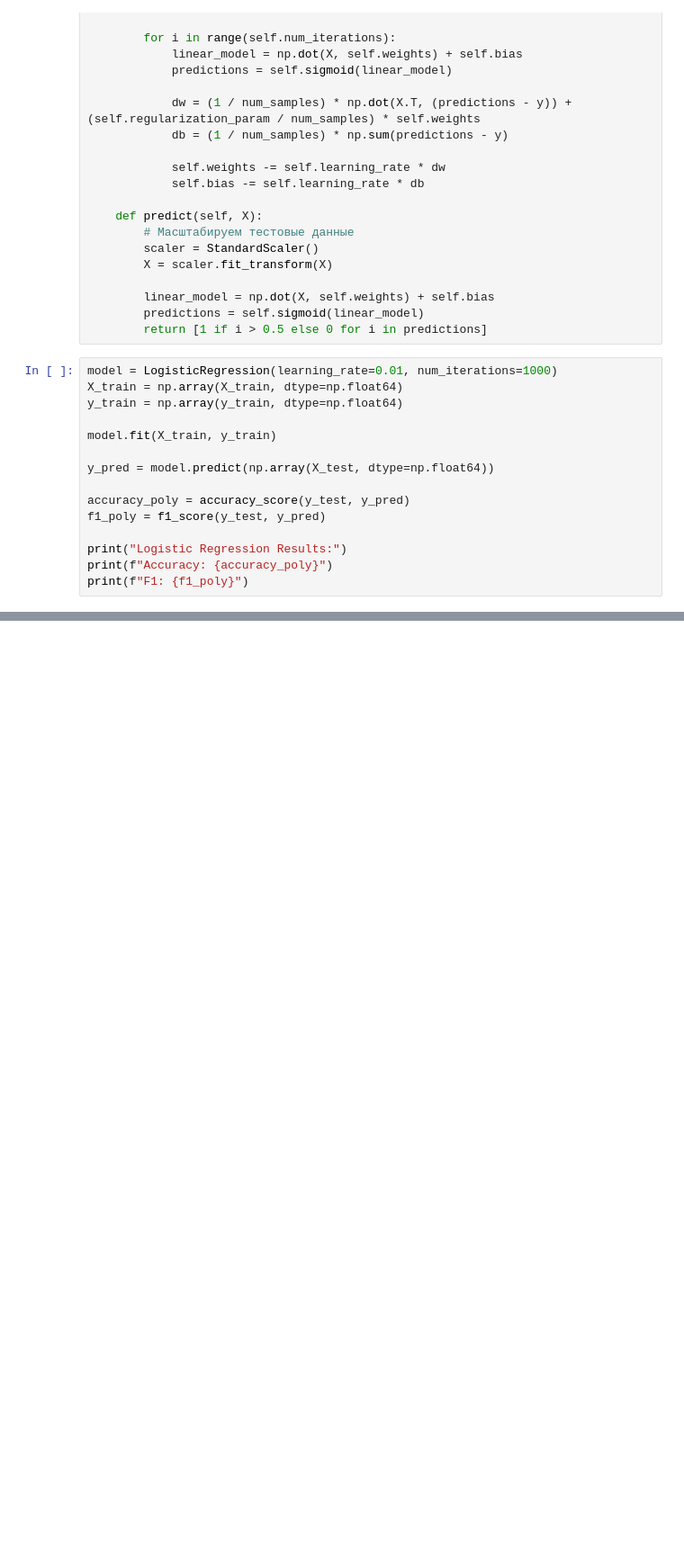
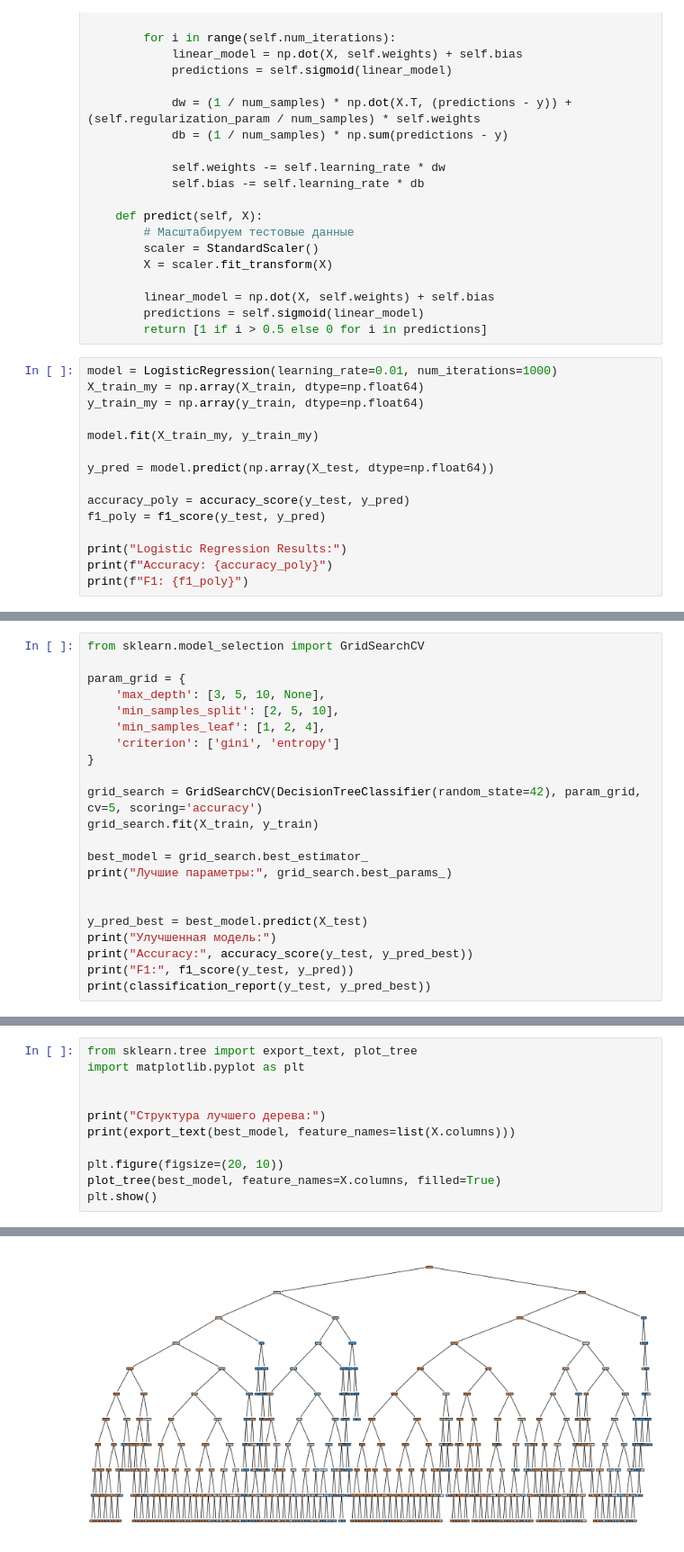
Before and after one commit to iTcatt/ai-da, a Jupyter notebook: classification.ipynb, the cells around one changed output, grey strips where cells are left out. Shown at 90% size. Drawn from its saved outputs; the diff is of its cells as text; blank space fills up the shorter version.

```diff
--- a/classification.ipynb
+++ b/classification.ipynb
@@ -363,10 +418,10 @@ class LogisticRegression:
         return [1 if i > 0.5 else 0 for i in predictions]
 # %%
 model = LogisticRegression(learning_rate=0.01, num_iterations=1000)
-X_train = np.array(X_train, dtype=np.float64)
-y_train = np.array(y_train, dtype=np.float64)
+X_train_my = np.array(X_train, dtype=np.float64)
+y_train_my = np.array(y_train, dtype=np.float64)
 
-model.fit(X_train, y_train)
+model.fit(X_train_my, y_train_my)
 
 y_pred = model.predict(np.array(X_test, dtype=np.float64))
 
@@ -384,0 +463,22 @@ F1: 0.5285058092407457
+# %%
+from sklearn.model_selection import GridSearchCV
+
+param_grid = {
+    'max_depth': [3, 5, 10, None],
+    'min_samples_split': [2, 5, 10],
+    'min_samples_leaf': [1, 2, 4],
+    'criterion': ['gini', 'entropy']
+}
+
+grid_search = GridSearchCV(DecisionTreeClassifier(random_state=42), param_grid, cv=5, scoring='accuracy')
+grid_search.fit(X_train, y_train)
+
+best_model = grid_search.best_estimator_
+print("Лучшие параметры:", grid_search.best_params_)
+
+
+y_pred_best = best_model.predict(X_test)
+print("Улучшенная модель:")
+print("Accuracy:", accuracy_score(y_test, y_pred_best))
+print("F1:", f1_score(y_test, y_pred))
+print(classification_report(y_test, y_pred_best))
@@ -384,0 +502,12 @@ F1: 0.5285058092407457
+# %%
+from sklearn.tree import export_text, plot_tree
+import matplotlib.pyplot as plt
+
+
+print("Структура лучшего дерева:")
+print(export_text(best_model, feature_names=list(X.columns)))
+
+plt.figure(figsize=(20, 10))
+plot_tree(best_model, feature_names=X.columns, filled=True)
+plt.show()
+# %% [output]
@@ -384,0 +531 @@ F1: 0.5285058092407457
+[figure, added]
```
Also changed, not shown: parts of 51 cells of this notebook, 2 other files.
